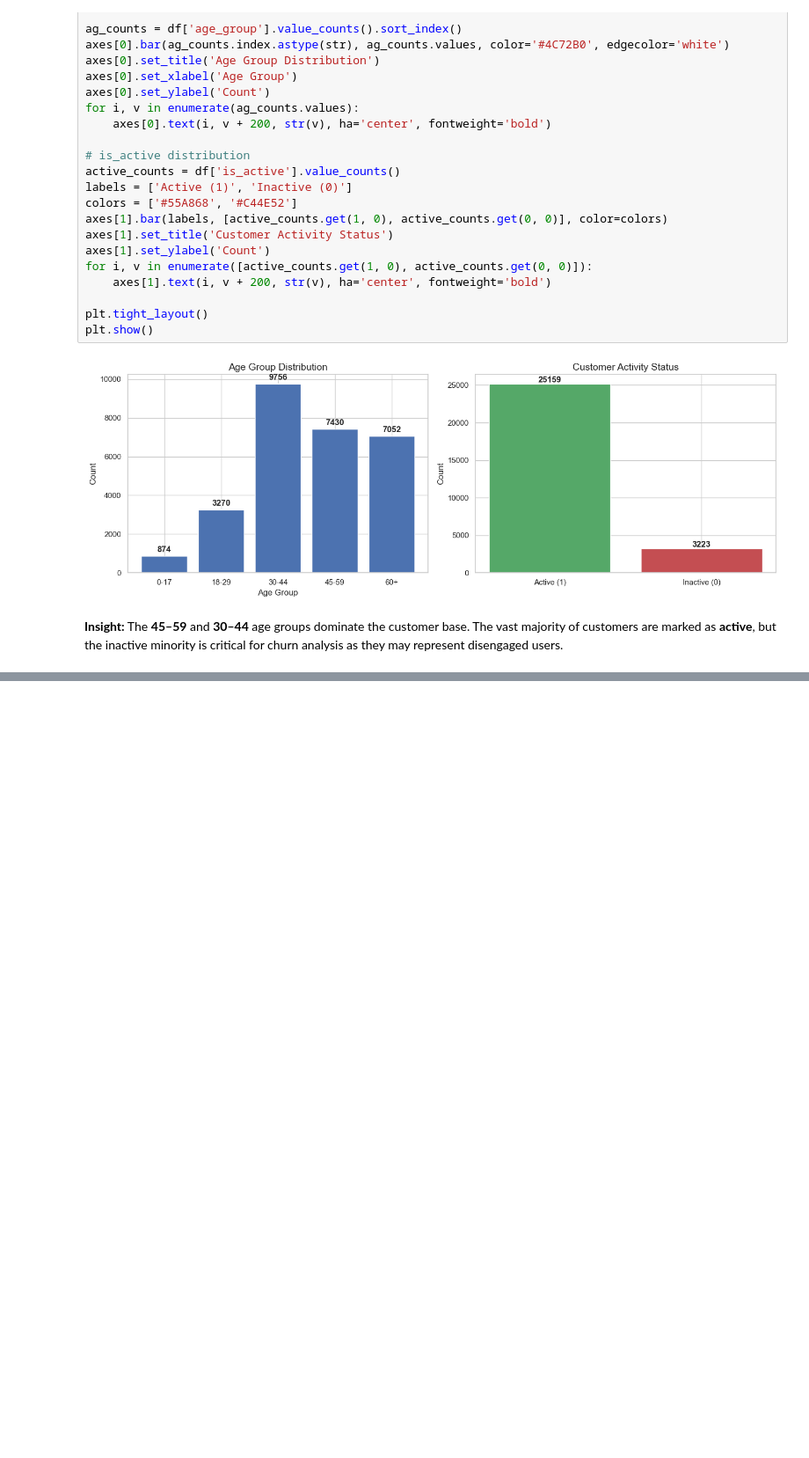
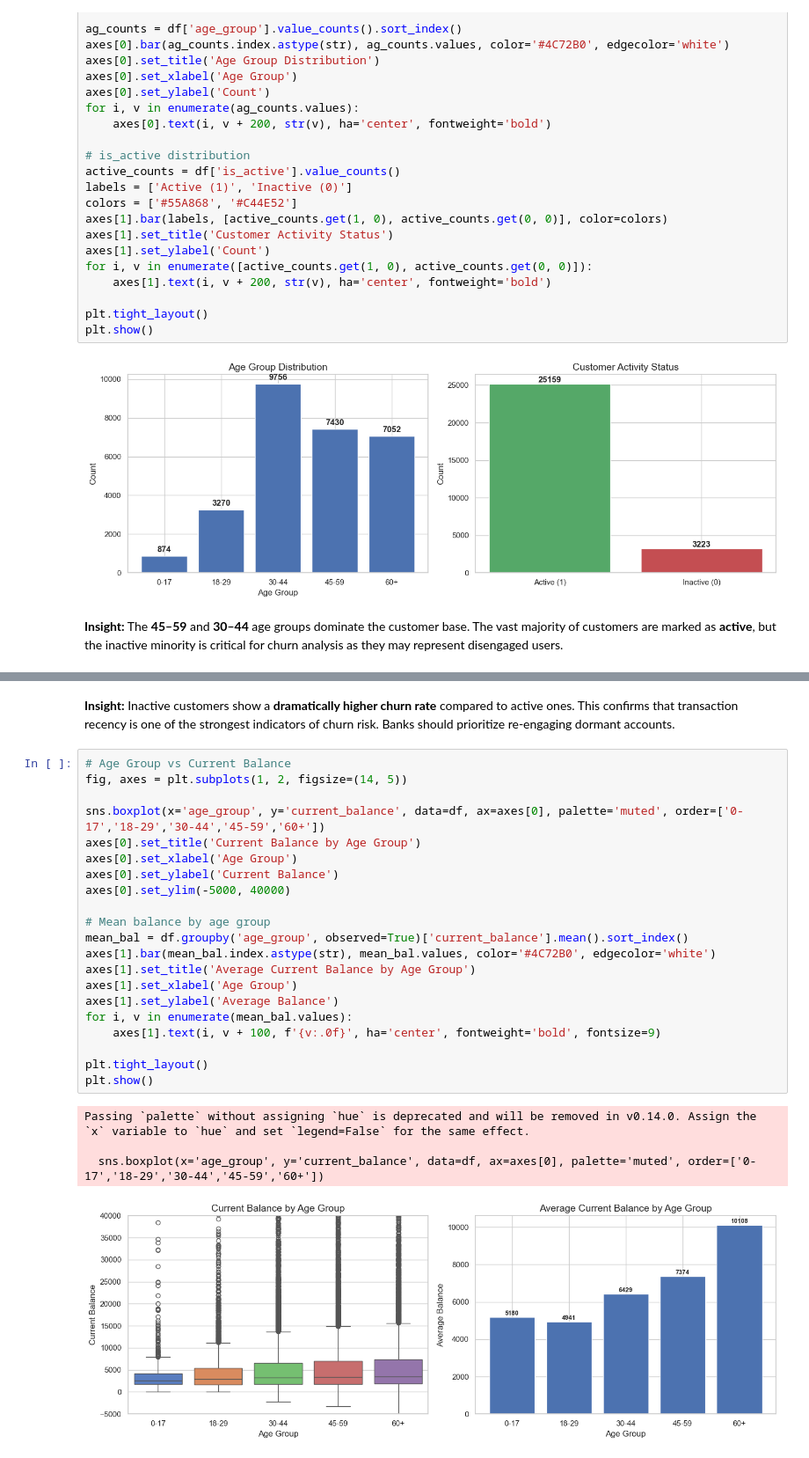
Before and after one commit to omkar-hadole/SectionA_G9_Customer_Churn_Intelligence, a Jupyter notebook: notebooks/03_eda.ipynb, the cells around one changed output, grey strips where cells are left out. Shown at 88% size. Cells and saved outputs as stored; diff of their text form; blank space fills up the shorter version.

```diff
--- a/notebooks/03_eda.ipynb
+++ b/notebooks/03_eda.ipynb
@@ -223,0 +256,28 @@ plt.show()
+# %% [markdown]
+**Insight:** Inactive customers show a **dramatically higher churn rate** compared to active ones. This confirms that transaction recency is one of the strongest indicators of churn risk. Banks should prioritize re-engaging dormant accounts.
+# %%
+# Age Group vs Current Balance
+fig, axes = plt.subplots(1, 2, figsize=(14, 5))
+
+sns.boxplot(x='age_group', y='current_balance', data=df, ax=axes[0], palette='muted', order=['0-17','18-29','30-44','45-59','60+'])
+axes[0].set_title('Current Balance by Age Group')
+axes[0].set_xlabel('Age Group')
+axes[0].set_ylabel('Current Balance')
+axes[0].set_ylim(-5000, 40000)
+
+# Mean balance by age group
+mean_bal = df.groupby('age_group', observed=True)['current_balance'].mean().sort_index()
+axes[1].bar(mean_bal.index.astype(str), mean_bal.values, color='#4C72B0', edgecolor='white')
+axes[1].set_title('Average Current Balance by Age Group')
+axes[1].set_xlabel('Age Group')
+axes[1].set_ylabel('Average Balance')
+for i, v in enumerate(mean_bal.values):
+    axes[1].text(i, v + 100, f'{v:.0f}', ha='center', fontweight='bold', fontsize=9)
+
+plt.tight_layout()
+plt.show()
+# %% [output]
+Passing `palette` without assigning `hue` is deprecated and will be removed in v0.14.0. Assign the `x` variable to `hue` and set `legend=False` for the same effect.
+
+  sns.boxplot(x='age_group', y='current_balance', data=df, ax=axes[0], palette='muted', order=['0-17','18-29','30-44','45-59','60+'])
+[figure, added]
```
Also changed, not shown: parts of 19 cells of this notebook, 1 other file.
